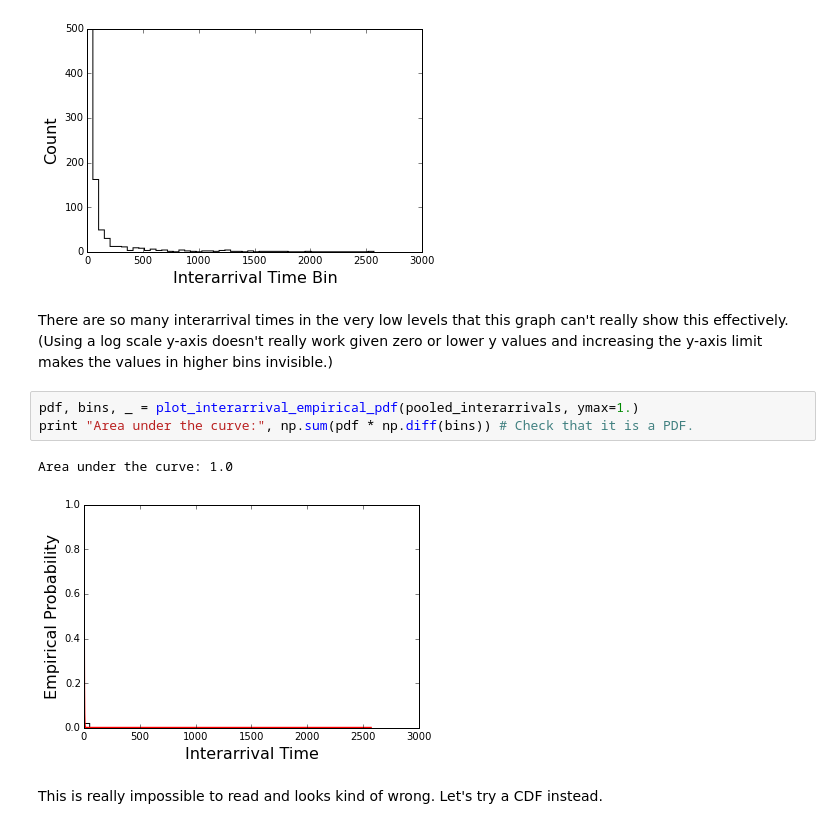
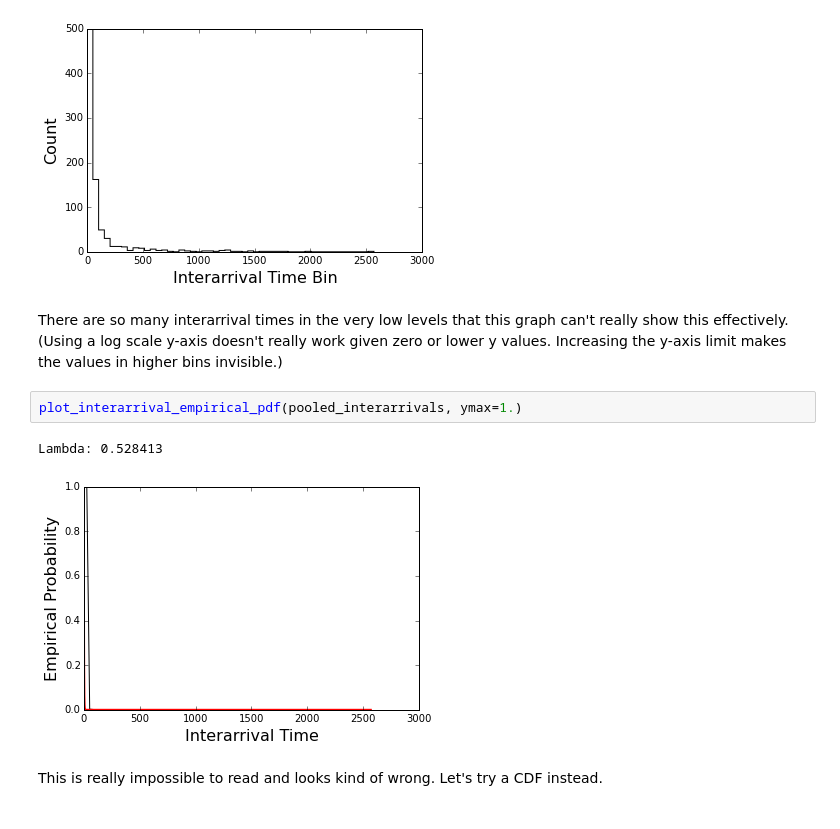
Before and after one commit to salspaugh/empirical-analysis, a Jupyter notebook: assignment1/assignment1.ipynb, the cells around one changed output. Cells and saved outputs as stored; diff of their text form.

```diff
--- a/assignment1/assignment1.ipynb
+++ b/assignment1/assignment1.ipynb
@@ -423,13 +471,12 @@ _, _, _ = plot_interarrival_histogram(pooled_interarrivals, ymax=500)
 # %% [output]
 [figure]
 # %% [markdown]
-There are so many interarrival times in the very low levels that this graph can't really show this effectively. (Using  a log scale y-axis doesn't really work given zero or lower y values and increasing the y-axis limit makes the values in higher bins invisible.)
+There are so many interarrival times in the very low levels that this graph can't really show this effectively. (Using  a log scale y-axis doesn't really work given zero or lower y values. Increasing the y-axis limit makes the values in higher bins invisible.)
-# %%
-pdf, bins, _ = plot_interarrival_empirical_pdf(pooled_interarrivals, ymax=1.)
-print "Area under the curve:", np.sum(pdf * np.diff(bins)) # Check that it is a PDF.
-# %% [output]
-Area under the curve: 1.0
-[figure, removed]
+# %%
+plot_interarrival_empirical_pdf(pooled_interarrivals, ymax=1.)
+# %% [output]
+Lambda: 0.528413
+[figure, added]
 # %% [markdown]
 This is really impossible to read and looks kind of wrong. Let's try a CDF instead.
 # %%
```
Also changed, not shown: parts of 64 cells of this notebook, 10 other files.
